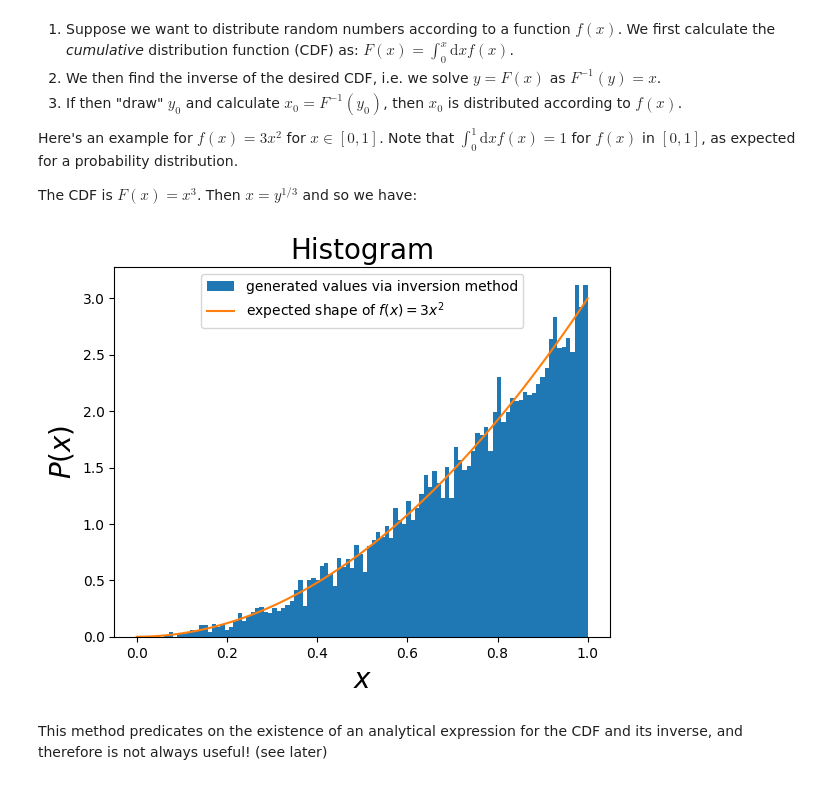
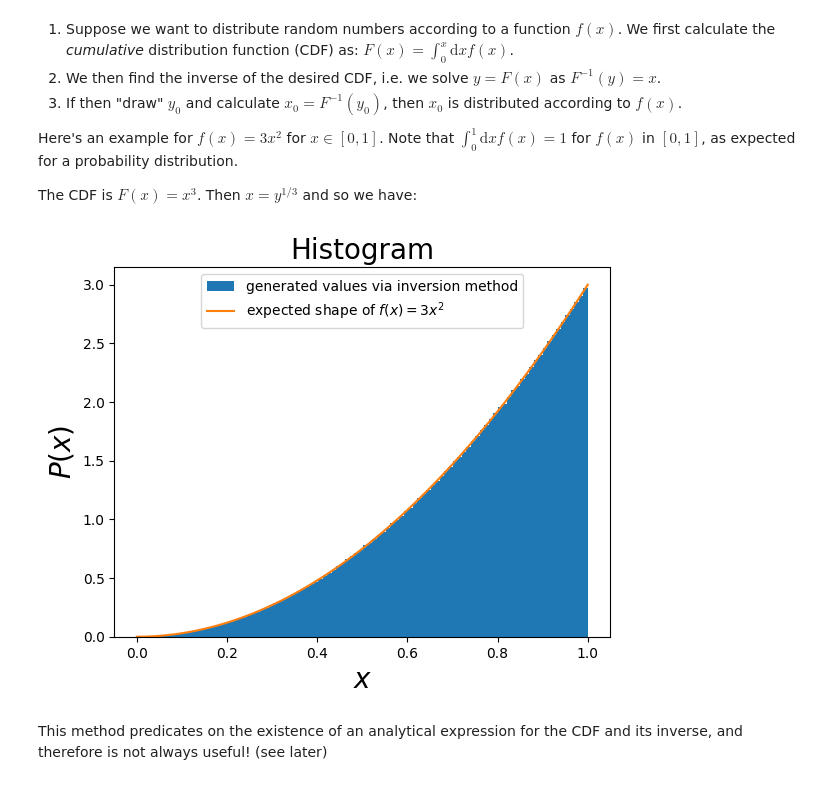
Before and after one commit to apapaefs/ScientificComputing, a Jupyter notebook: _build/jupyter_execute/Chapters/Chapter3/Chapter3.ipynb, the cells around one changed output. Drawn from its saved outputs; the diff is of its cells as text; code cells hidden in the pictures.

```diff
--- a/_build/jupyter_execute/Chapters/Chapter3/Chapter3.ipynb
+++ b/_build/jupyter_execute/Chapters/Chapter3/Chapter3.ipynb
@@ -89,35 +89,35 @@ import numpy as np
 x = []
 
 # We have x = (y)**(1/3) and we pick y in [0,1]
-for i in range(10000): # generate 1000 points
+for i in range(10000000): # generate 10000 points
     y = random.random() # generate random numbers in [0,1]
     x.append( (y)**(1/3) )
 
 
 # create the real distribution for comparison. Use numpy"
 xcomp = np.linspace(0,1,100)
 ycomp = 3*np.square(xcomp)
 
 # create a histogram of x:
 fig, ax = plt.subplots() # create the elements required for matplotlib. This creates a figure containing a single axes.
 
 # set the labels and titles:
 ax.set_xlabel(r'$x$', fontsize=20) # set the x label
 ax.set_ylabel(r'$P(x)$', fontsize=20) # set the y label. Note that the 'r' is necessary to remove the need for double slashes. You can use LaTeX!
 ax.set_title('Histogram', fontsize=20) # set the title
 
 # make a histogram of the values, density=True normalizes the histogram
 ax.hist(x, label='generated values via inversion method', density=True, bins=100)
 
 # compare to how we expect it to look like:
 ax.plot(xcomp, ycomp, label='expected shape of $f(x) = 3x^2$')
 
 # construct the legend:
 ax.legend(loc='upper center')  # Add a legend
 
 plt.show() # show the plot here
 # %% [output]
-[figure, old version]
+[figure, new version]
 # %% [markdown]
 This method predicates on the existence of an analytical expression for the CDF and its inverse, and therefore is not always useful! (see later)
 # %% [markdown]
```
Also changed, not shown: parts of 10 cells of this notebook, 27 other files.
